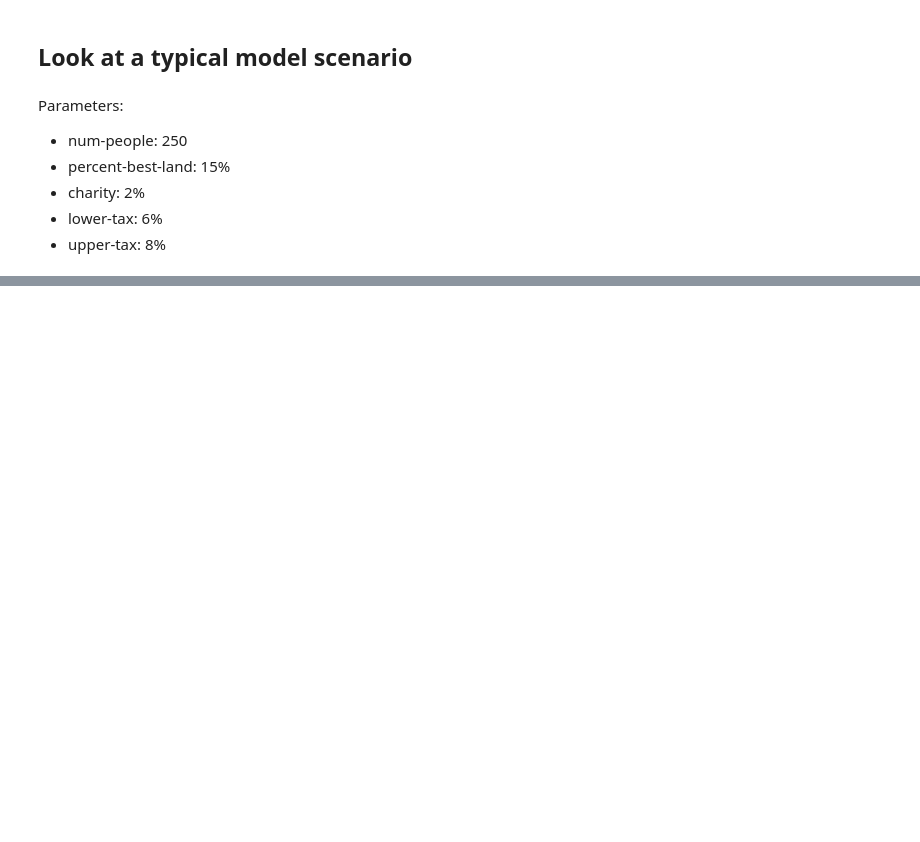
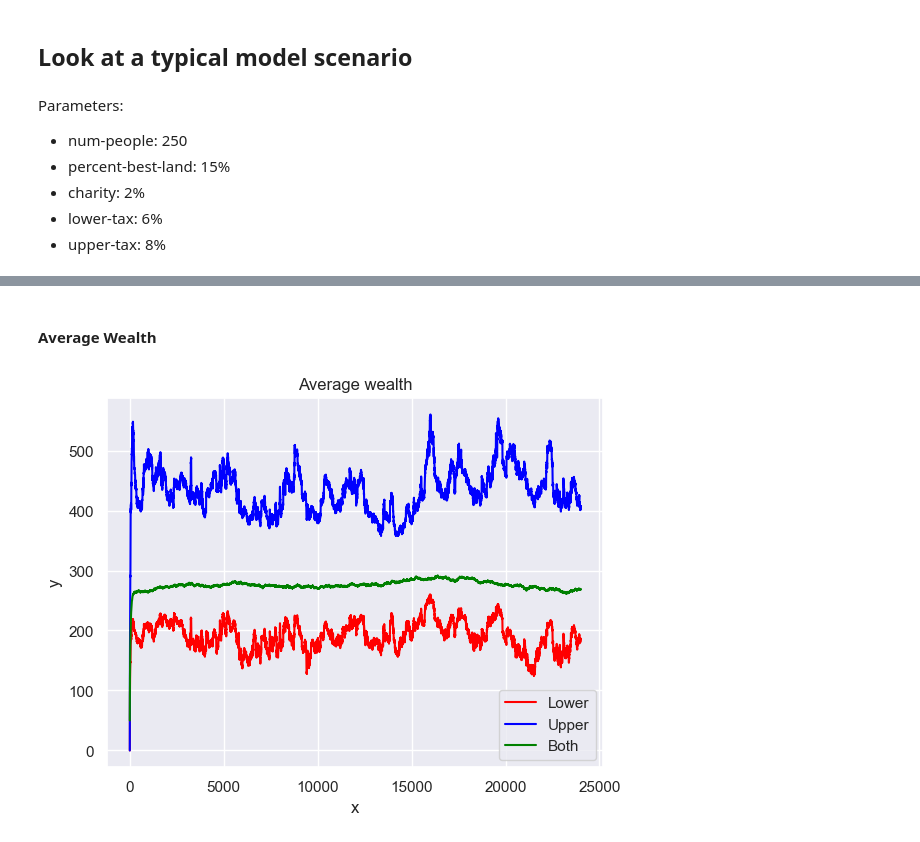
Before and after one commit to MrJoeKr/loveTaxes, a Jupyter notebook: make_graphs.ipynb, the cells around one changed output, grey strips where cells are left out. Saved outputs shown, nothing was run; the diff lists cells and outputs as text; code cells hidden in the pictures; blank space fills up the shorter version.

```diff
--- a/make_graphs.ipynb
+++ b/make_graphs.ipynb
@@ -333,0 +347,24 @@ Beginning of the simulation (0 ticks) vs. end of the simulation (at 24000 ticks)
+# %% [markdown]
+#### Average Wealth
+# %%
+# Average wealth
+wealth_data = pd.read_csv("data/scenario_average_wealth.csv", skiprows=18)
+
+# x, y = lower, x.1, y.1 = upper, x.2, y.2 = both
+
+figs, ax = plt.subplots()
+
+sns.set()
+sns.lineplot(x="x", y="y", data=wealth_data, label="Lower", color="red", ax=ax)
+sns.lineplot(x="x.1", y="y.1", data=wealth_data, label="Upper", color="blue", ax=ax)
+sns.lineplot(x="x.2", y="y.2", data=wealth_data, label="Both", color="green", ax=ax)
+
+# Add legend
+ax.legend()
+
+# Add title
+ax.set(title="Average wealth")
+
+None
+# %% [output]
+[figure, added]
```
Also changed, not shown: parts of 7 cells of this notebook, 4 other files.
